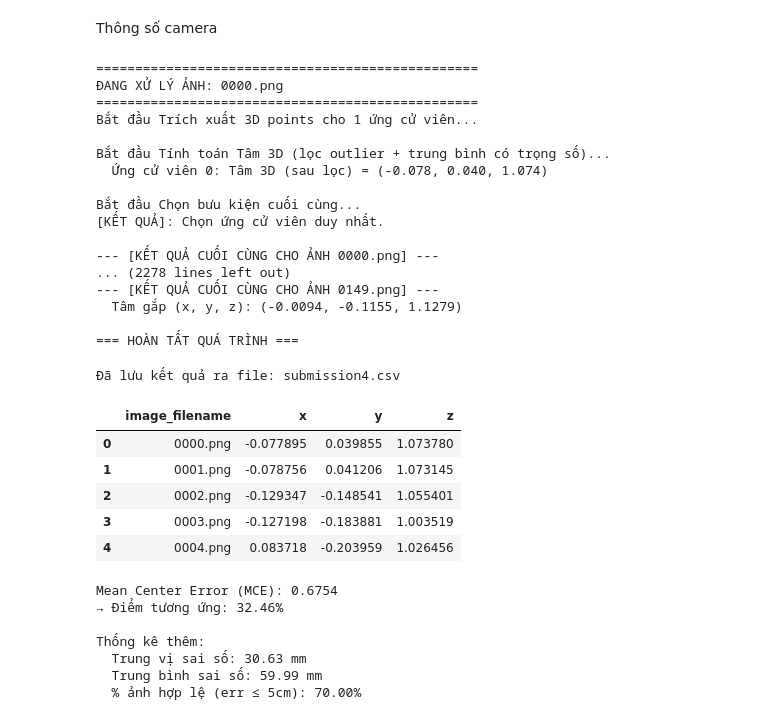
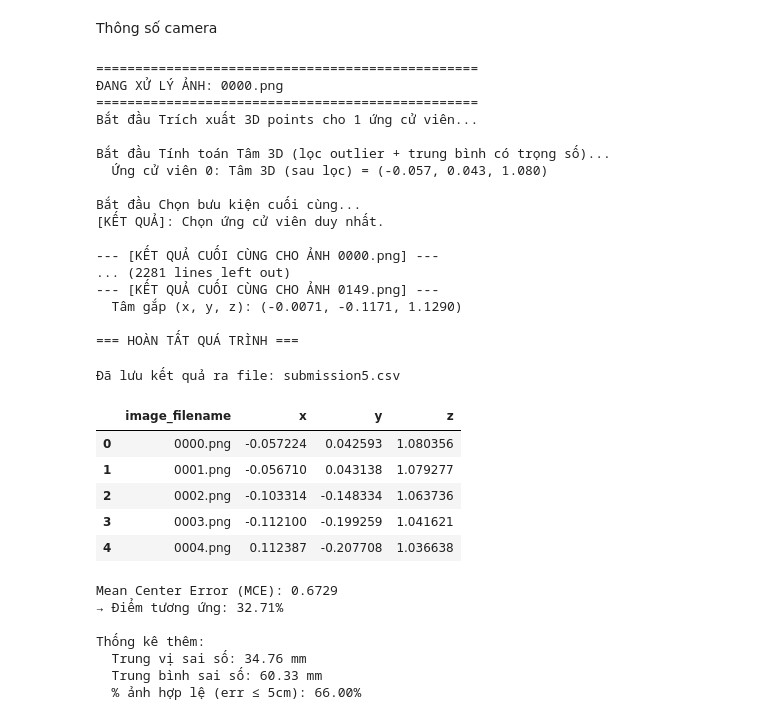
Before and after one commit to lampt224321/IDENTIFY-THE-PARCEL-AT-THE-TOP-OF-THE-CONVEYOR-BELT, a Jupyter notebook: source_haanh/test.ipynb, the cells around one changed output. Saved outputs shown, nothing was run; the diff lists cells and outputs as text; code cells hidden in the pictures.

```diff
--- a/source_haanh/test.ipynb
+++ b/source_haanh/test.ipynb
@@ -353,7 +353,11 @@ for rgb_path, depth_path in zip(rgb_files, depth_files):
         # --- Trung bình có trọng số ---
         mean = np.mean(filtered_points, axis=0)
         dist = np.linalg.norm(filtered_points - mean, axis=1)
-        mask = dist < np.percentile(dist, 80)
+        # mask = dist < np.percentile(dist, 80)
+        q1, q3 = np.percentile(dist, [25, 75])
+        iqr = q3 - q1
+        mask = dist < (q3 + 1.5 * iqr)
+
         stable_points = filtered_points[mask]
 
         # center_3d = np.median(parcel_points_3d, axis=0)
@@ -426,37 +430,37 @@ print("\n=== HOÀN TẤT QUÁ TRÌNH ===")
 Bắt đầu Trích xuất 3D points cho 1 ứng cử viên...
 
 Bắt đầu Tính toán Tâm 3D (lọc outlier + trung bình có trọng số)...
-  Ứng cử viên 0: Tâm 3D (sau lọc) = (-0.078, 0.040, 1.074)
+  Ứng cử viên 0: Tâm 3D (sau lọc) = (-0.057, 0.043, 1.080)
 
 Bắt đầu Chọn bưu kiện cuối cùng...
 [KẾT QUẢ]: Chọn ứng cử viên duy nhất.
 
 --- [KẾT QUẢ CUỐI CÙNG CHO ẢNH 0000.png] ---
-... (2278 lines left out)
+... (2281 lines left out)
 --- [KẾT QUẢ CUỐI CÙNG CHO ẢNH 0149.png] ---
-  Tâm gắp (x, y, z): (-0.0094, -0.1155, 1.1279)
+  Tâm gắp (x, y, z): (-0.0071, -0.1171, 1.1290)
 
 === HOÀN TẤT QUÁ TRÌNH ===
 # %%
 df = pd.DataFrame(all_final_outputs,
                   columns=['image_filename', 'x', 'y', 'z'])
 
-output_csv_path = "submission4.csv"
+output_csv_path = "submission5.csv"
 df.to_csv(output_csv_path, index=False, float_format='%.6f')
 
 print(f"Đã lưu kết quả ra file: {output_csv_path}")
 df.head()
 # %% [output]
-Đã lưu kết quả ra file: submission4.csv
+Đã lưu kết quả ra file: submission5.csv
 |  | image_filename | x | y | z |
-| 0 | 0000.png | -0.077895 | 0.039855 | 1.073780 |
-| 1 | 0001.png | -0.078756 | 0.041206 | 1.073145 |
-| 2 | 0002.png | -0.129347 | -0.148541 | 1.055401 |
-| 3 | 0003.png | -0.127198 | -0.183881 | 1.003519 |
-| 4 | 0004.png | 0.083718 | -0.203959 | 1.026456 |
+| 0 | 0000.png | -0.057224 | 0.042593 | 1.080356 |
+| 1 | 0001.png | -0.056710 | 0.043138 | 1.079277 |
+| 2 | 0002.png | -0.103314 | -0.148334 | 1.063736 |
+| 3 | 0003.png | -0.112100 | -0.199259 | 1.041621 |
+| 4 | 0004.png | 0.112387 | -0.207708 | 1.036638 |
 # %%
 gt = pd.read_csv(r"D:\HaAnh\AI_race\public_train.csv")
-pred = pd.read_csv(r"D:\HaAnh\AI_race\submission4.csv")
+pred = pd.read_csv(r"D:\HaAnh\AI_race\submission5.csv")
 
 # chuẩn hoá tên trước khi merge:
 pred['image_filename'] = pred['image_filename'].apply(
@@ -483,10 +487,10 @@ print(f"  Trung vị sai số: {merged['err'].median()*1000:.2f} mm")
 print(f"  Trung bình sai số: {merged['err'].mean()*1000:.2f} mm")
 print(f"  % ảnh hợp lệ (err ≤ 5cm): {(merged['err'] <= 0.05).mean()*100:.2f}%")
 # %% [output]
-Mean Center Error (MCE): 0.6754
-→ Điểm tương ứng: 32.46%
+Mean Center Error (MCE): 0.6729
+→ Điểm tương ứng: 32.71%
 
 Thống kê thêm:
-  Trung vị sai số: 30.63 mm
-  Trung bình sai số: 59.99 mm
-  % ảnh hợp lệ (err ≤ 5cm): 70.00%
+  Trung vị sai số: 34.76 mm
+  Trung bình sai số: 60.33 mm
+  % ảnh hợp lệ (err ≤ 5cm): 66.00%
```
